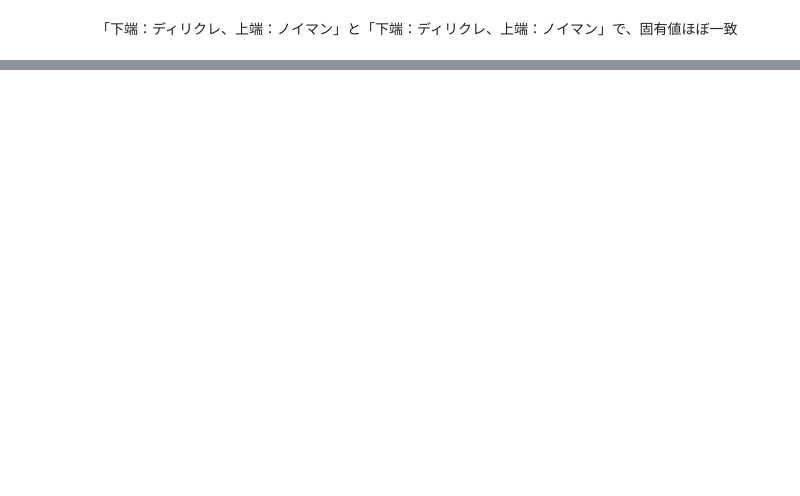
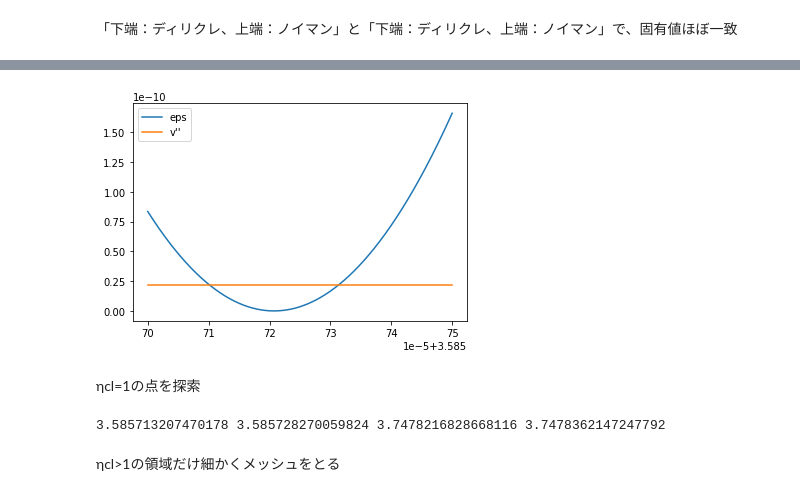
Before and after one commit to Koichi-Miyamoto/StochasticInflationDiffOpEigen, a Jupyter notebook: Potential1804.07124.ipynb, the cells around one changed output, grey strips where cells are left out. Cells and saved outputs as stored; diff of their text form; code cells hidden in the pictures; blank space fills up the shorter version.

```diff
--- a/Potential1804.07124.ipynb
+++ b/Potential1804.07124.ipynb
@@ -192,0 +194,13 @@ for iEig in range(5):
+# %%
+phisAroundInflec = np.linspace(3.58570, 3.58575, 1000)
+
+epssAroundInfle = [slowrollEps(phi) for phi in phisAroundInflec]
+vDer2sAroundInfle = [abs(infPotDeriv2Func(phi)) for phi in phisAroundInflec]
+
+ax = plt.gca()
+plt.plot(phisAroundInflec, epssAroundInfle, label="eps")
+plt.plot(phisAroundInflec, vDer2sAroundInfle, label="v''")
+plt.legend()
+plt.show()
+# %% [output]
+[figure, added]
@@ -192,0 +213,2 @@ for iEig in range(5):
+# %% [markdown]
+ηcl=1の点を探索
@@ -192,0 +217,10 @@ for iEig in range(5):
+# %%
+inflecLeftLB = bisect(lambda phi: etaCl(phi) - 1, 3.58570, 3.58572)
+inflecLeftUB = bisect(lambda phi: etaCl(phi) - 1, 3.58572, 3.58574)
+inflecRightLB = bisect(lambda phi: etaCl(phi) - 1, 3.74781, 3.74783)
+inflecRightUB = bisect(lambda phi: etaCl(phi) - 1, 3.74783, 3.74785)
+print(inflecLeftLB, inflecLeftUB, inflecRightLB, inflecRightUB)
+# %% [output]
+3.585713207470178 3.585728270059824 3.7478216828668116 3.7478362147247792
+# %% [markdown]
+ηcl>1の領域だけ細かくメッシュをとる
```
Also changed, not shown: parts of 22 cells of this notebook, 1 other file.
